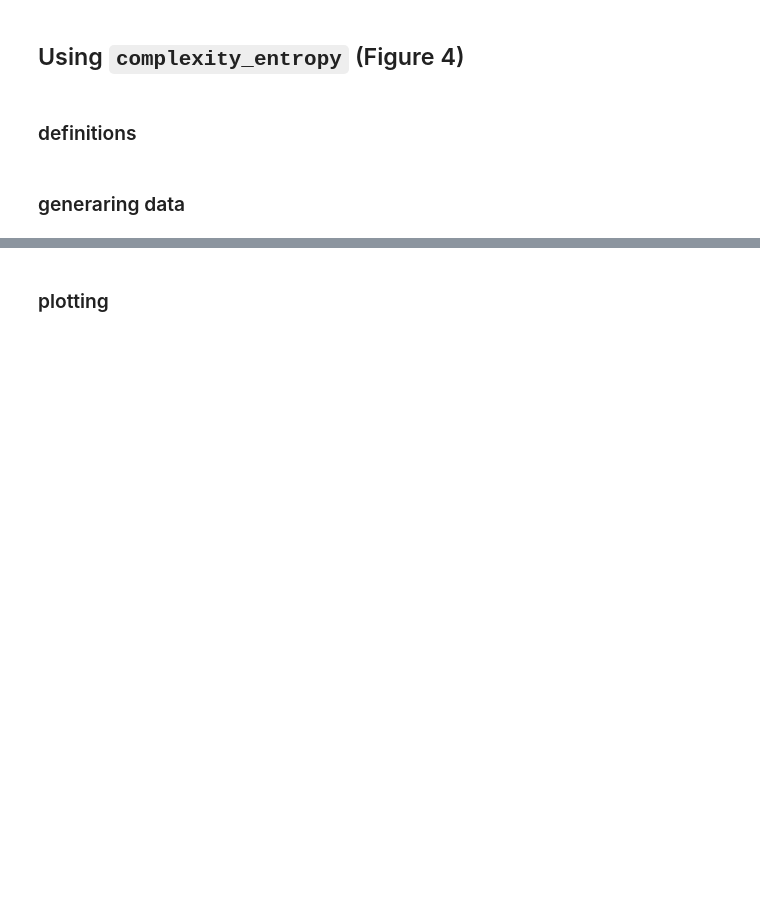
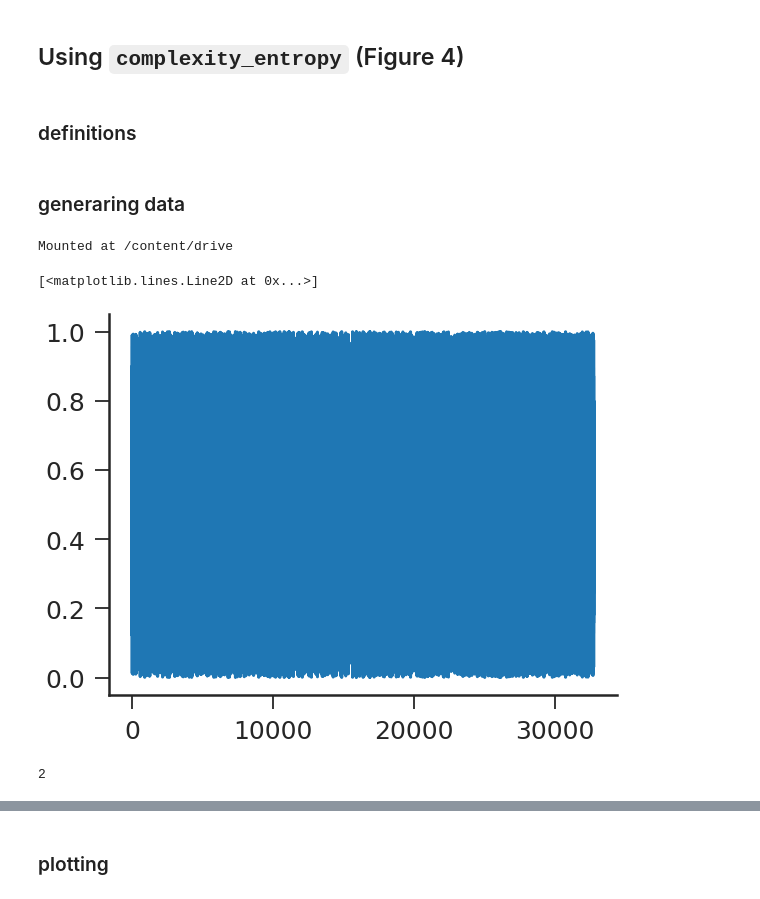
Before and after one commit to barauna-lo/Code_Library, a Jupyter notebook: ordpy.ipynb, the cells around one changed output, grey strips where cells are left out. Saved outputs shown, nothing was run; the diff lists cells and outputs as text; code cells hidden in the pictures; blank space fills up the shorter version.

```diff
--- a/ordpy.ipynb
+++ b/ordpy.ipynb
@@ -636,3 +636,19 @@ def schuster_map(n=2**15, z=2, x0=.5):
     return x
 # %% [markdown]
 ### generaring data
+# %%
+from google.colab import drive
+drive.mount('/content/drive')
+# %% [output]
+Mounted at /content/drive
+# %%
+import pandas as pd
+df_data_all =  pd.read_pickle('/content/drive/MyDrive/INPE/CCN_For_Noise_Classification/MultipleCNN_Noise2.plk')
+# %%
+wn = df_data_all['image'][0]
+wn = skew_tent_map(x0=np.random.uniform())
+len(wn)
+plt.plot(wn)
+# %% [output]
+[<matplotlib.lines.Line2D at 0x...>]
+[figure, added]
@@ -639,3 +657,8 @@ def schuster_map(n=2**15, z=2, x0=.5):
+# %%
+hc_knoise = np.load('data/fig3/hc_knoise.npy')
+len(hc_knoise[0])
+# %% [output]
+2
 # %%
 # ~30 seconds to run.
 
```
Also changed, not shown: parts of 4 cells of this notebook.
